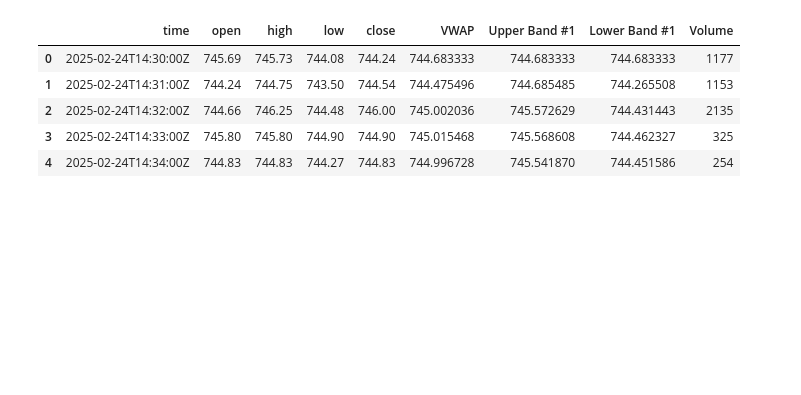
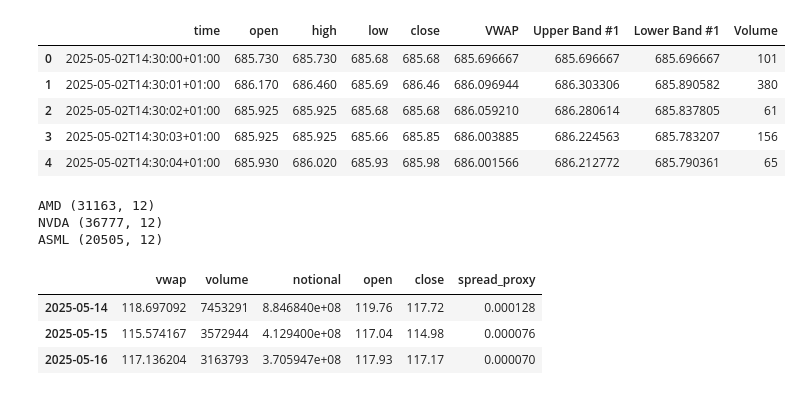
Before and after one commit to MattGarner03/Stock-Market-Prediction, a Jupyter notebook: Microstructure/Semis Microstructure Analayis.ipynb, the cells around one changed output. Saved outputs shown, nothing was run; the diff lists cells and outputs as text; code cells hidden in the pictures; blank space fills up the shorter version.

```diff
--- a/Microstructure/Semis Microstructure Analayis.ipynb
+++ b/Microstructure/Semis Microstructure Analayis.ipynb
@@ -14,11 +47,68 @@ amd_df.head()
 # %%
-nvda_df = pd.read_csv('/workspaces/Stock-Market-Prediction/Microstructure/BATS_ASML, 1_066fe.csv')
-asml_df = pd.read_csv('/workspaces/Stock-Market-Prediction/Microstructure/BATS_NVDA, 1_bc00d.csv')
-nvda_df.head()
+asml_path = '/workspaces/Stock-Market-Prediction/Microstructure/BATS_ASML, 1S_e4832.csv'
+asml = pd.read_csv(asml_path, nrows=5)
+asml.head()
 # %% [output]
 |  | time | open | high | low | close | VWAP | Upper Band #1 | Lower Band #1 | Volume |
-| 0 | 2025-02-24T14:30:00Z | 745.69 | 745.73 | 744.08 | 744.24 | 744.683333 | 744.683333 | 744.683333 | 1177 |
-| 1 | 2025-02-24T14:31:00Z | 744.24 | 744.75 | 743.50 | 744.54 | 744.475496 | 744.685485 | 744.265508 | 1153 |
-| 2 | 2025-02-24T14:32:00Z | 744.66 | 746.25 | 744.48 | 746.00 | 745.002036 | 745.572629 | 744.431443 | 2135 |
-| 3 | 2025-02-24T14:33:00Z | 745.80 | 745.80 | 744.90 | 744.90 | 745.015468 | 745.568608 | 744.462327 | 325 |
-| 4 | 2025-02-24T14:34:00Z | 744.83 | 744.83 | 744.27 | 744.83 | 744.996728 | 745.541870 | 744.451586 | 254 |
+| 0 | 2025-05-02T14:30:00+01:00 | 685.730 | 685.730 | 685.68 | 685.68 | 685.696667 | 685.696667 | 685.696667 | 101 |
+| 1 | 2025-05-02T14:30:01+01:00 | 686.170 | 686.460 | 685.69 | 686.46 | 686.096944 | 686.303306 | 685.890582 | 380 |
+| 2 | 2025-05-02T14:30:02+01:00 | 685.925 | 685.925 | 685.68 | 685.68 | 686.059210 | 686.280614 | 685.837805 | 61 |
+| 3 | 2025-05-02T14:30:03+01:00 | 685.925 | 685.925 | 685.66 | 685.85 | 686.003885 | 686.224563 | 685.783207 | 156 |
+| 4 | 2025-05-02T14:30:04+01:00 | 685.930 | 686.020 | 685.93 | 685.98 | 686.001566 | 686.212772 | 685.790361 | 65 |
+# %%
+from zoneinfo import ZoneInfo
+import numpy as np
+import pandas as pd
+from pathlib import Path
+import datetime as dt
+
+eastern = ZoneInfo('America/New_York')
+def load_symbol(symbol, path):
+    df = pd.read_csv(path)
+    df.columns = [c.strip().lower().replace(' ', '_') for c in df.columns]
+    df['timestamp'] = pd.to_datetime(df['time'], utc=True)
+    df['timestamp'] = df['timestamp'].dt.tz_convert(eastern)
+    # Clip regular hours
+    open_time = dt.time(9,30)
+    close_time = dt.time(16,0)
+    mask = (df['timestamp'].dt.time >= open_time) & (df['timestamp'].dt.time <= close_time)
+    df = df.loc[mask].copy()
+    # choose close price as trade price, volume
+    df['price'] = df['close']
+    df['volume'] = df['volume']
+    df.set_index('timestamp', inplace=True)
+    df['ret'] = df['price'].pct_change()
+    df['spread_proxy'] = (df['high'] - df['low']) / df['price']
+    # compute VWAP per second as is already in dataset I exported from TradingView
+
+    return df
+paths = {'AMD':'/workspaces/Stock-Market-Prediction/Microstructure/BATS_AMD, 1S_1ae42.csv',
+         'NVDA':'/workspaces/Stock-Market-Prediction/Microstructure/BATS_NVDA, 1S_5f53d.csv',
+         'ASML':'/workspaces/Stock-Market-Prediction/Microstructure/BATS_ASML, 1S_e4832.csv'}
+data = {}
+for sym, p in paths.items():
+    data[sym] = load_symbol(sym, p)
+    print(sym, data[sym].shape)
+# %% [output]
+AMD (31163, 12)
+NVDA (36777, 12)
+ASML (20505, 12)
+# %%
+def daily_summary(df):
+    g = df.groupby(df.index.date)
+    summary = pd.DataFrame({
+        'vwap': g.apply(lambda x: (x['price']*x['volume']).sum()/x['volume'].sum()),
+        'volume': g['volume'].sum(),
+        'notional': g.apply(lambda x: (x['price']*x['volume']).sum()),
+        'open': g['price'].first(),
+        'close': g['price'].last(),
+        'spread_proxy': g['spread_proxy'].mean()
+    })
+    return summary
+summaries = {sym: daily_summary(df) for sym, df in data.items()}
+summaries['AMD'].head()
+# %% [output]
+|  | vwap | volume | notional | open | close | spread_proxy |
+| 2025-05-14 | 118.697092 | 7453291 | 8.846840e+08 | 119.76 | 117.72 | 0.000128 |
+| 2025-05-15 | 115.574167 | 3572944 | 4.129400e+08 | 117.04 | 114.98 | 0.000076 |
+| 2025-05-16 | 117.136204 | 3163793 | 3.705947e+08 | 117.93 | 117.17 | 0.000070 |
```
Also changed, not shown: parts of 11 cells of this notebook, 3 other files.
